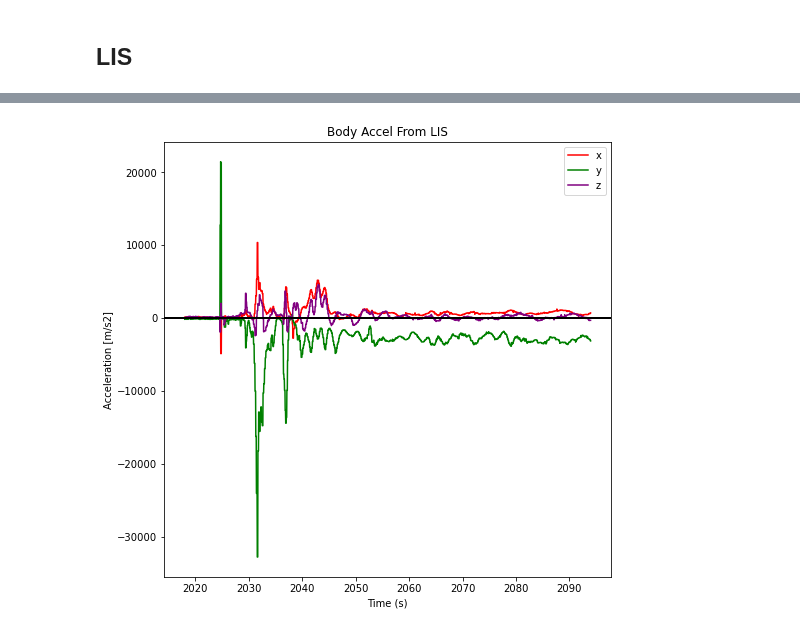
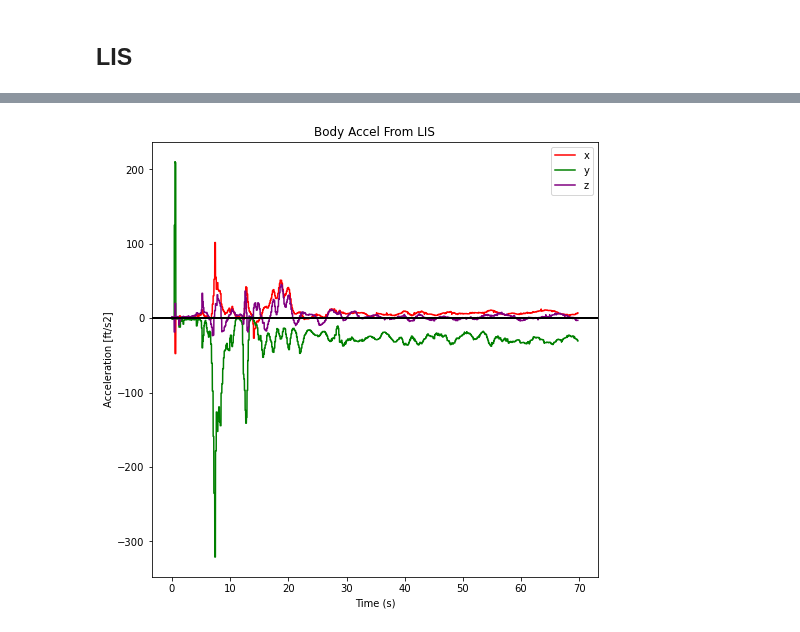
Before and after one commit to VADL-2022/IMU_VV, a Jupyter notebook: 03_Path_Recon/Subscale2_Reconstruction.ipynb, the cells around one changed output, grey strips where cells are left out. Cells and saved outputs as stored; diff of their text form; code cells hidden in the pictures.

```diff
--- a/03_Path_Recon/Subscale2_Reconstruction.ipynb
+++ b/03_Path_Recon/Subscale2_Reconstruction.ipynb
@@ -511,3 +498,5 @@ from math import sin, cos, pi, atan2, asin
 import matplotlib.pyplot as plt
 from scipy import integrate
 import Helper_Functions as hf
+
+ft = 3.2884  # ft/m
@@ -626,31 +562,28 @@ plt.show()
 # %%
 datafile = '../Data/Subscale2/LIS331/LOG_20220130-122413.LIS331.csv'
 LIS_df = pd.read_csv(datafile, skipfooter=1)
 
-ax_lis = LIS_df.iloc[:,0] #* ft
-ay_lis = LIS_df.iloc[:,1] #* ft
-az_lis = LIS_df.iloc[:,2] #* -ft
+start_a = 310
+
+ax_lis = LIS_df.iloc[start_a:,0]*9.8/1000 * ft
+ay_lis = LIS_df.iloc[start_a:,1]*9.8/1000 * ft
+az_lis = LIS_df.iloc[start_a:,2]*9.8/1000 * ft
+
+start = 100900
 
 t_LIS = np.array(range(ax_lis.shape[0]))/50
-
-start = 100900
-end = t_LIS.shape[0]
-
-accel_xyz = [ax_lis, ay_lis, az_lis]
-v_vec, x_vec = hf.numerical_int(accel_xyz, t_LIS)
-vx_LIS, vy_LIS, vz_LIS = v_vec[0], v_vec[1], v_vec[2]
-x_LIS, y_LIS, z_LIS = x_vec[0], x_vec[1], x_vec[2]
+t_LIS = t_LIS[start:] - t_LIS[start]
 
 fig1 = plt.figure(1, figsize=(8,8))
 ax = plt.subplot(111)
-l2 = ax.plot(t_LIS[start:end], ax_lis[start:end], color='red', label='x')
-l3 = ax.plot(t_LIS[start:end], ay_lis[start:end], color='green', label='y')
-l4 = ax.plot(t_LIS[start:end], az_lis[start:end], color='purple', label='z')
+l2 = ax.plot(t_LIS, ax_lis[start:], color='red', label='x')
+l3 = ax.plot(t_LIS, ay_lis[start:], color='green', label='y')
+l4 = ax.plot(t_LIS, az_lis[start:], color='purple', label='z')
 l5 = plt.axhline(y=0, color='black', linewidth=2)
 ax.set_title("Body Accel From LIS")
 ax.set_xlabel('Time (s)')
-ax.set_ylabel("Acceleration [m/s2]")
+ax.set_ylabel("Acceleration [ft/s2]")
 ax.legend()
 plt.show()
 # %% [output]
-[figure, old version]
+[figure, new version]
```
Also changed, not shown: parts of 10 cells of this notebook.
